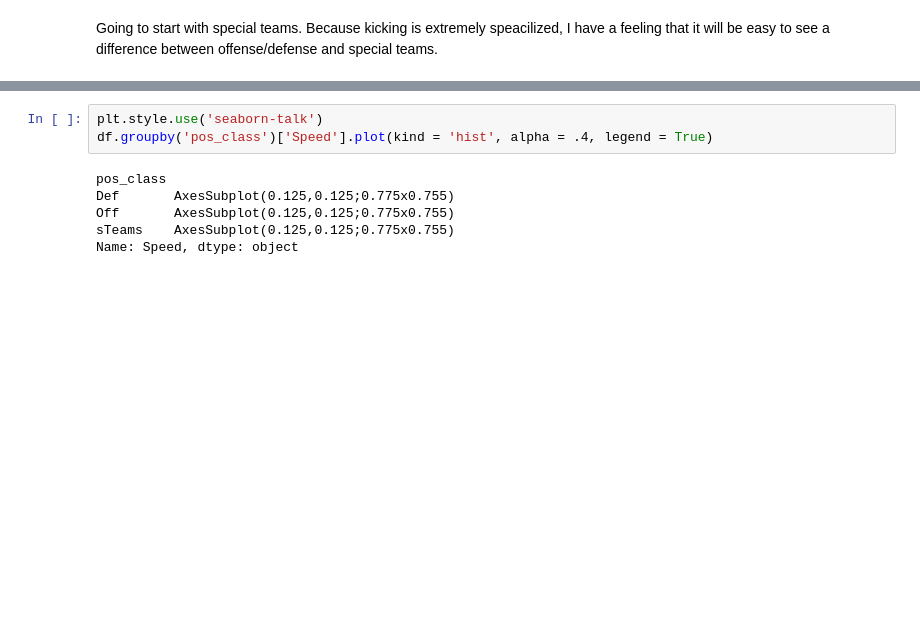
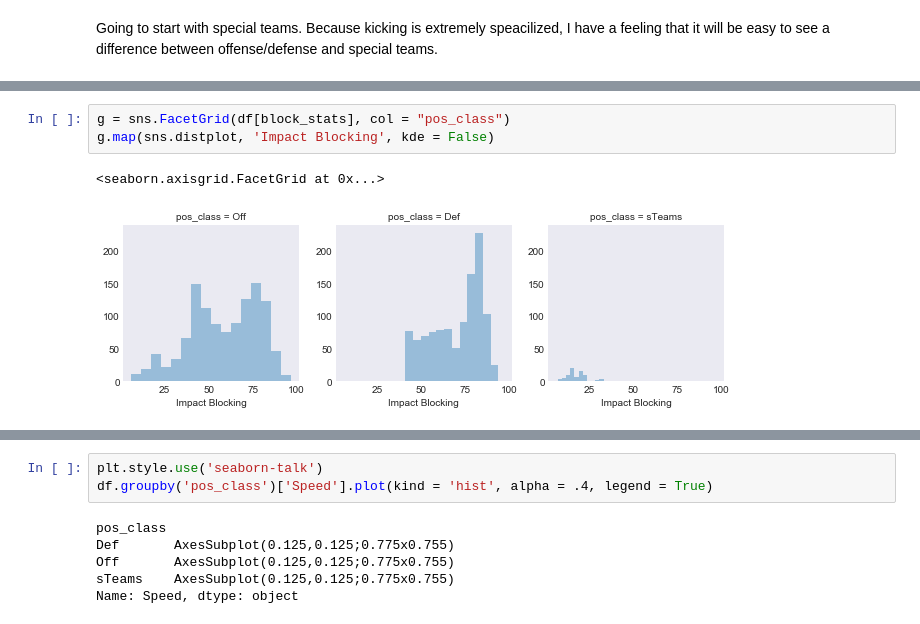
Before and after one commit to JohnErnestBonanno/MaddenML, a Jupyter notebook: MaddenML.ipynb, the cells around one changed output, grey strips where cells are left out. Cells and saved outputs as stored; diff of their text form; blank space fills up the shorter version.

```diff
--- a/MaddenML.ipynb
+++ b/MaddenML.ipynb
@@ -155,0 +229,6 @@ Going to start with special teams.  Because kicking is extremely speacilized, I
+# %%
+g = sns.FacetGrid(df[block_stats], col = "pos_class")
+g.map(sns.distplot, 'Impact Blocking', kde = False)
+# %% [output]
+<seaborn.axisgrid.FacetGrid at 0x...>
+[figure, added]
```
Also changed, not shown: parts of 13 cells of this notebook.
